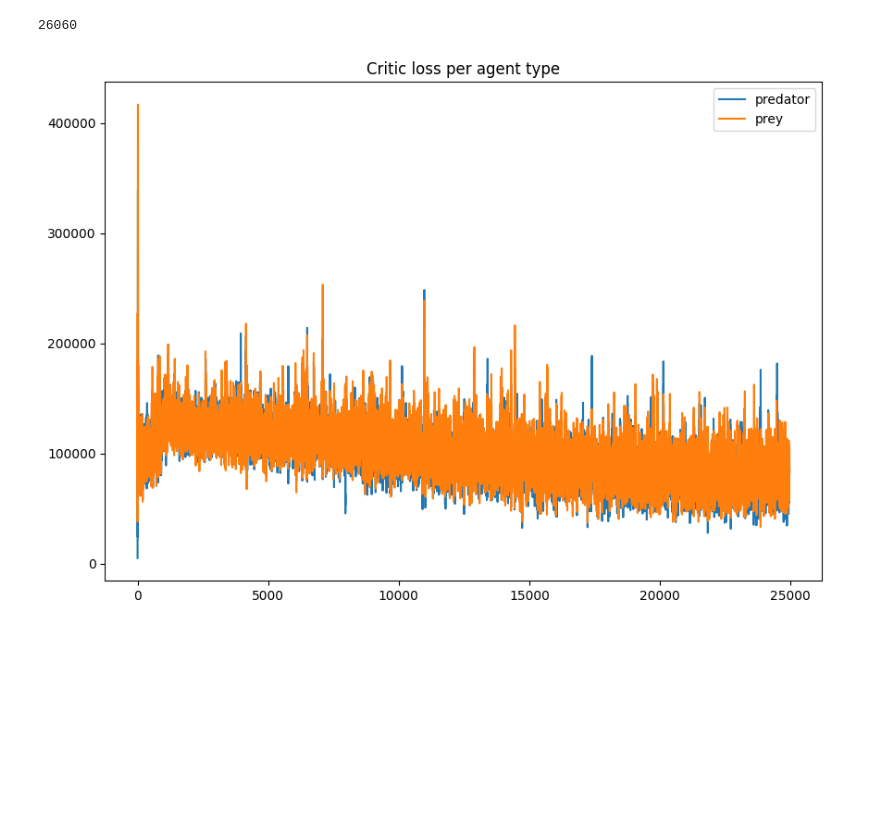
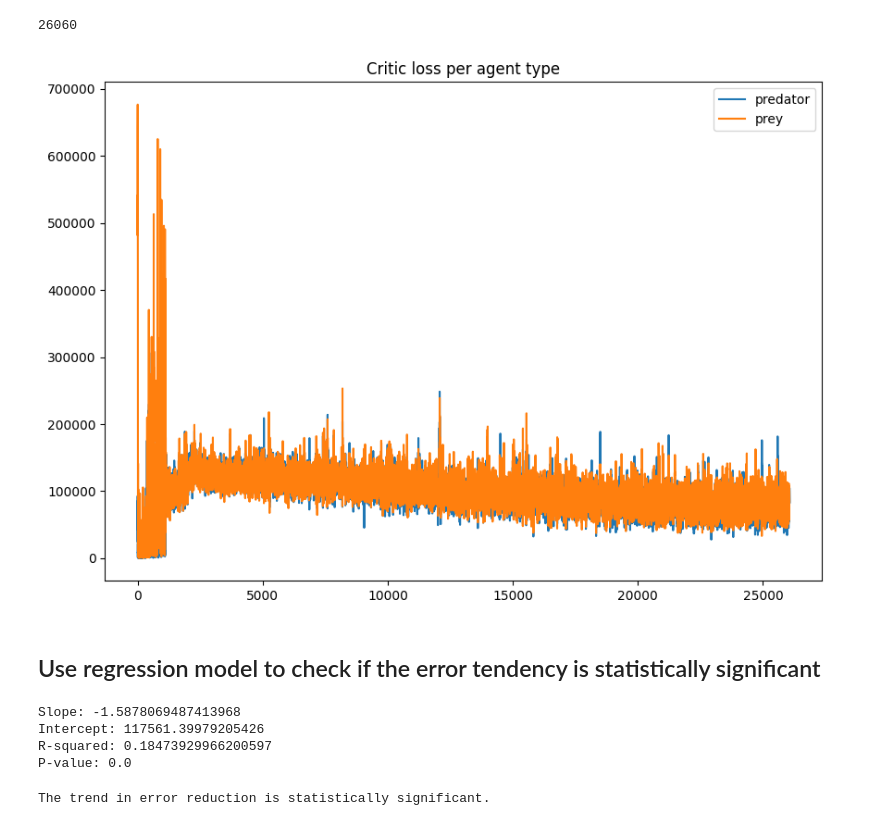
Before and after one commit to DistributedMARLPredatorPrey/learner-service, a Jupyter notebook: src/notebooks/plot_losses.ipynb, the cells around one changed output. Cells and saved outputs as stored; diff of their text form; code cells hidden in the pictures; blank space fills up the shorter version.

```diff
--- a/src/notebooks/plot_losses.ipynb
+++ b/src/notebooks/plot_losses.ipynb
@@ -18,12 +18,14 @@ len(losses[0][0])
 # %%
 plt.figure(figsize=(10, 7))
 
 for loss in losses:
-    means = [subarr for subarr in loss[0][1100:]]
+    means = [subarr for subarr in loss[0]]
     plt.plot(range(len(means)), means)
 
 plt.title("Critic loss per agent type")
 plt.legend(["predator", "prey"])
 plt.show()
 # %% [output]
-[figure, old version]
+[figure, new version]
+# %% [markdown]
+## Use regression model to check if the error tendency is statistically significant
@@ -29,0 +38,18 @@ plt.show()
+# %%
+# Print the results
+print(f"Slope: {slope}")
+print(f"Intercept: {intercept}")
+print(f"R-squared: {r_value**2}")
+print(f"P-value: {p_value}")
+# %% [output]
+Slope: -1.5878069487413968
+Intercept: 117561.39979205426
+R-squared: 0.18473929966200597
+P-value: 0.0
+# %%
+if p_value < 0.05:
+    print("The trend in error reduction is statistically significant.")
+else:
+    print("The trend in error reduction is not statistically significant.")
+# %% [output]
+The trend in error reduction is statistically significant.
```
Also changed, not shown: parts of 2 cells of this notebook.
